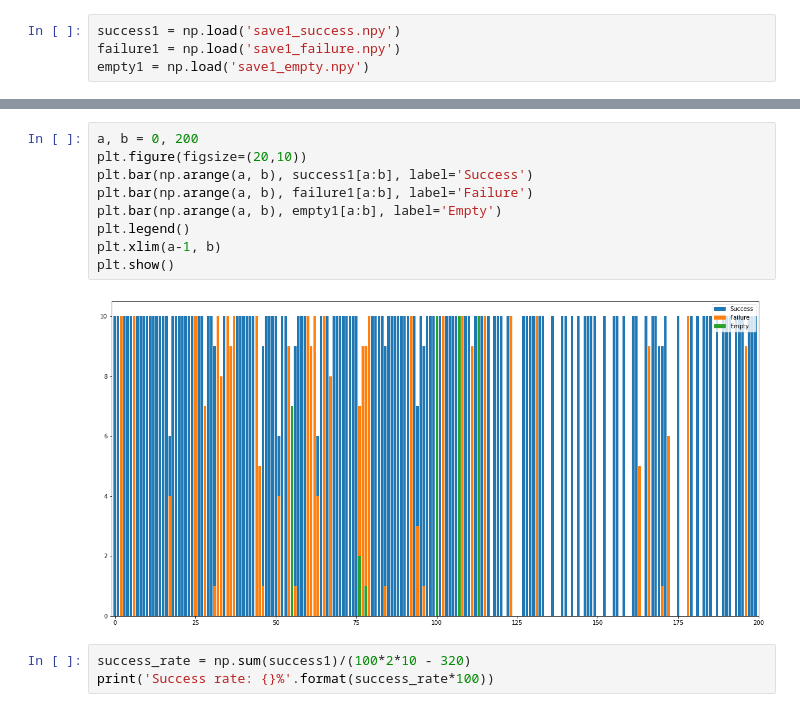
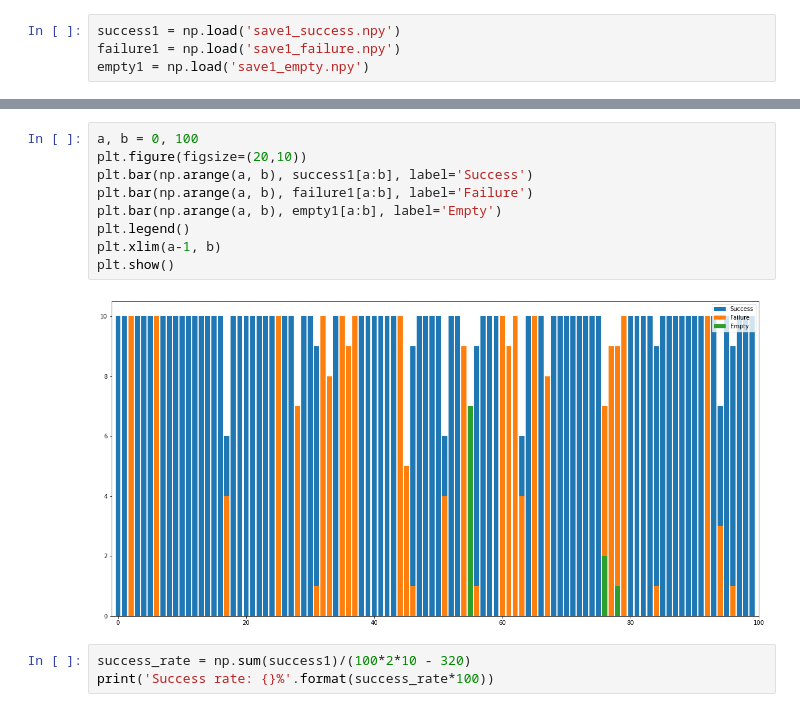
Before and after one commit to rhidra/autopilot, a Jupyter notebook: analysis/traj_evaluate/success_analysis.ipynb, the cells around one changed output, grey strips where cells are left out. Saved outputs shown, nothing was run; the diff lists cells and outputs as text.

```diff
--- a/analysis/traj_evaluate/success_analysis.ipynb
+++ b/analysis/traj_evaluate/success_analysis.ipynb
@@ -38,16 +38,16 @@ Success [10. 10.  0. 10. 10. 10.  0. 10. 10. 10. 10. 10. 10. 10. 10. 10. 10.  6.
   0.  0.  0.  0.  0.  0.  0.  0.  0.  0.  0.  0.  0.  0.  0.  0.  9.  0.
   0.  0.]
 # %%
-a, b = 0, 200
+a, b = 0, 100
 plt.figure(figsize=(20,10))
 plt.bar(np.arange(a, b), success1[a:b], label='Success')
 plt.bar(np.arange(a, b), failure1[a:b], label='Failure')
 plt.bar(np.arange(a, b), empty1[a:b], label='Empty')
 plt.legend()
 plt.xlim(a-1, b)
 plt.show()
 # %% [output]
-[figure, old version]
+[figure, new version]
 # %%
 success_rate = np.sum(success1)/(100*2*10 - 320)
 print('Success rate: {}%'.format(success_rate*100))
```
Also changed, not shown: parts of 1 cell of this notebook, 2 other files.
